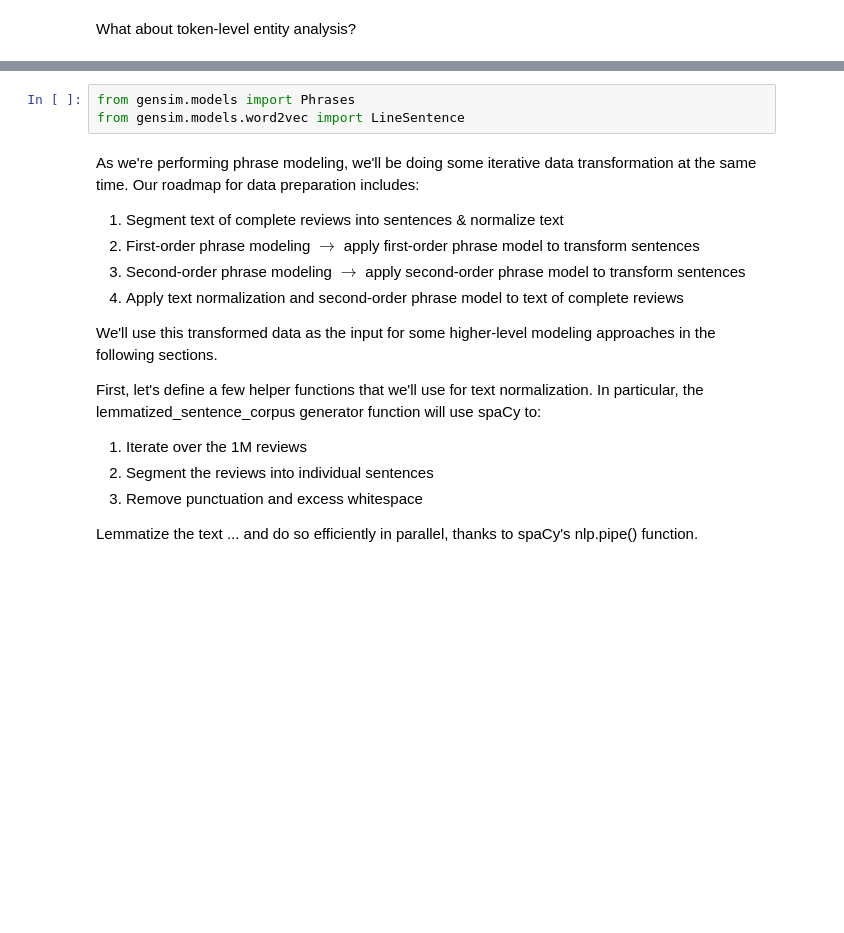
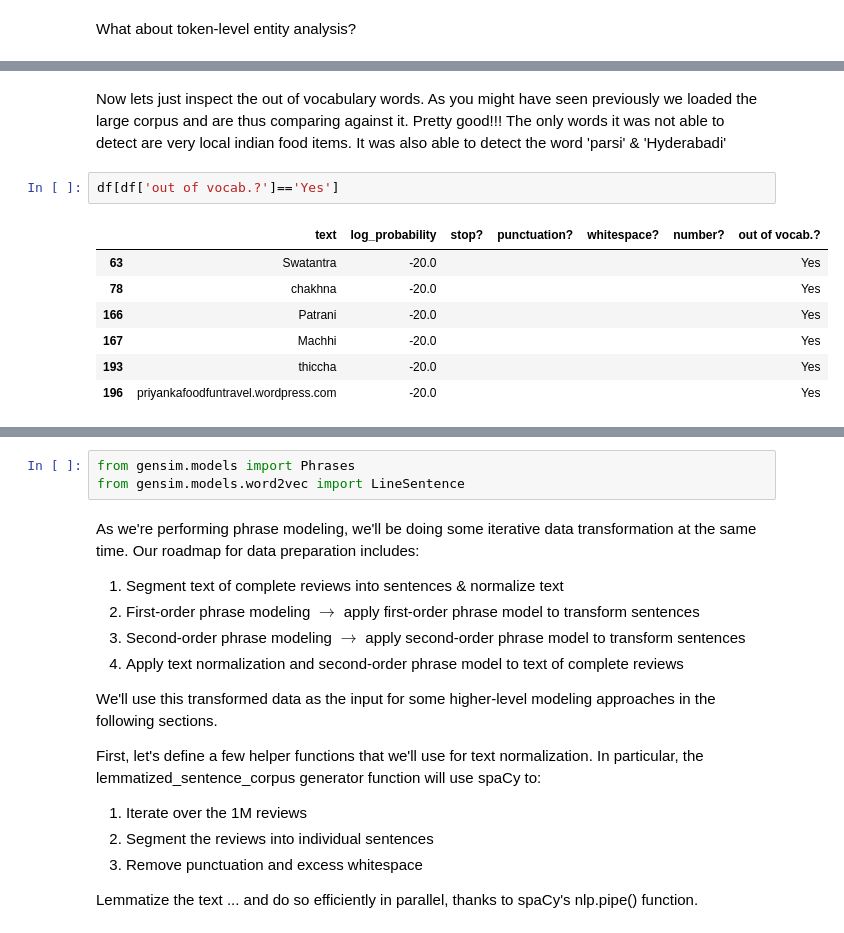
Before and after one commit to salmanarif86/MLAI, a Jupyter notebook: ModernNLP.ipynb, the cells around one changed output, grey strips where cells are left out. Cells and saved outputs as stored; diff of their text form; blank space fills up the shorter version.

```diff
--- a/ModernNLP.ipynb
+++ b/ModernNLP.ipynb
@@ -282,4 +279,16 @@ df
 197 rows × 7 columns
+# %% [markdown]
+Now lets just inspect the out of vocabulary words. As you  might have seen previously we loaded the large corpus and are thus comparing against it. Pretty good!!! The only words it was not able to detect are very local indian food items. It was also able to detect the word 'parsi' & 'Hyderabadi'
+# %%
+df[df['out of vocab.?']=='Yes']
+# %% [output]
+|  | text | log_probability | stop? | punctuation? | whitespace? | number? | out of vocab.? |
+| 63 | Swatantra | -20.0 |  |  |  |  | Yes |
+| 78 | chakhna | -20.0 |  |  |  |  | Yes |
+| 166 | Patrani | -20.0 |  |  |  |  | Yes |
+| 167 | Machhi | -20.0 |  |  |  |  | Yes |
+| 193 | thiccha | -20.0 |  |  |  |  | Yes |
+| 196 | priyankafoodfuntravel.wordpress.com | -20.0 |  |  |  |  | Yes |
 # %% [markdown]
 If the text you'd like to process is general-purpose English language text (i.e., not domain-specific, like medical literature), spaCy is ready to use out-of-the-box.
 
```
Also changed, not shown: parts of 16 cells of this notebook.
